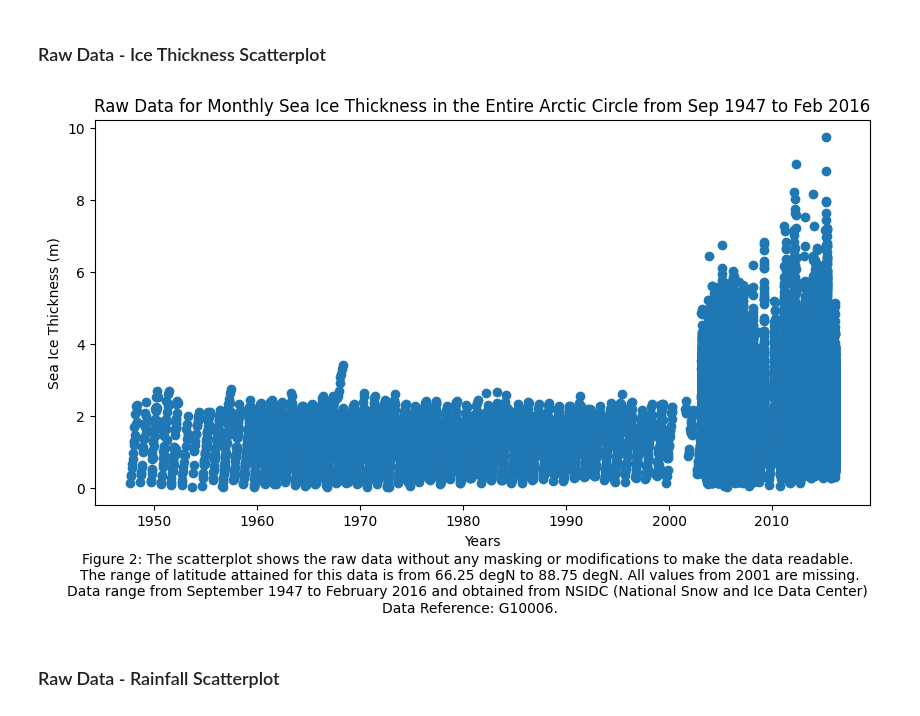
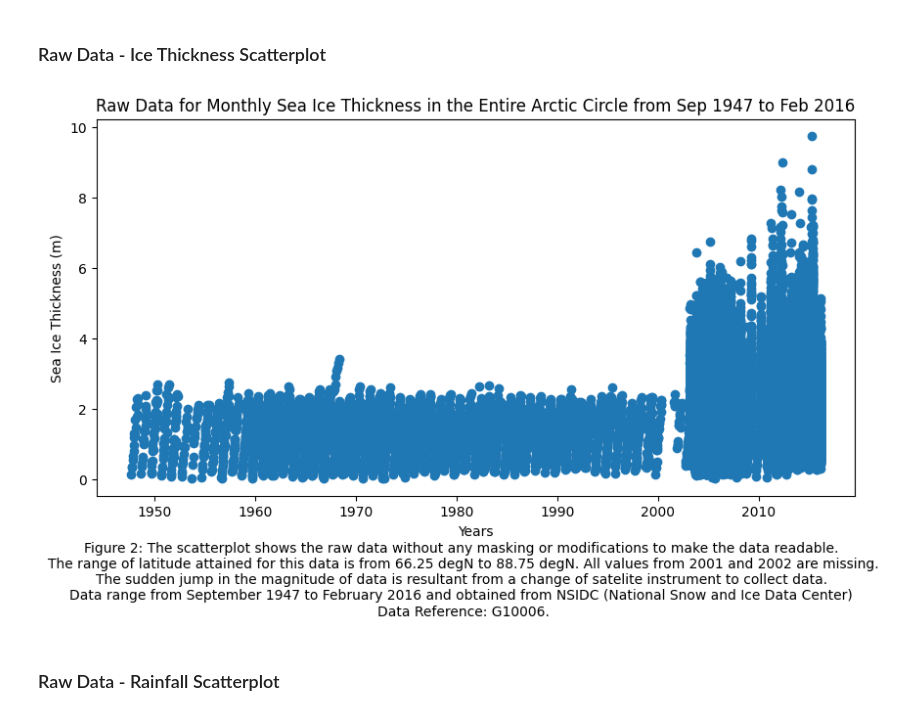
Before and after one commit to gardeneda/Arctic-Ice-vs-Precipitation, a Jupyter notebook: data_management.ipynb, the cells around one changed output. Cells and saved outputs as stored; diff of their text form; code cells hidden in the pictures.

Commit message:
Updated all Data Graphs.

```diff
--- a/data_management.ipynb
+++ b/data_management.ipynb
@@ -357,19 +339,20 @@ plt.show()
 # %%
 ## PLOTTING RAW DATA TO A SCATTERPLOT TO UNDERSTAND THE OVERLAY OF IT BETTER.
 
 plt.figure(figsize=(10, 5))
 plt.scatter(avg_thkns.index, avg_thkns)
 plt.xlabel("Years")
 plt.ylabel("Sea Ice Thickness (m)")
 plt.title("Raw Data for Monthly Sea Ice Thickness in the Entire Arctic Circle from Sep 1947 to Feb 2016")
-plt.figtext(0.5, -0.1, "Figure 2: The scatterplot shows the raw data without any masking or modifications to make the data readable. \n" +
-                        "The range of latitude attained for this data is from 66.25 degN to 88.75 degN. All values from 2001 are missing.\n" +
+plt.figtext(0.5, -0.13, "Figure 2: The scatterplot shows the raw data without any masking or modifications to make the data readable. \n" +
+                        "The range of latitude attained for this data is from 66.25 degN to 88.75 degN. All values from 2001 and 2002 are missing.\n" +
+                        "The sudden jump in the magnitude of data is resultant from a change of satelite instrument to collect data. \n" +
                         "Data range from September 1947 to February 2016 and obtained from NSIDC (National Snow and Ice Data Center) \n" +
                         "Data Reference: G10006."
                         , wrap=True, horizontalalignment='center', fontsize=10)
 plt.show()
 # %% [output]
-[figure, old version]
+[figure, new version]
 # %% [markdown]
 <h3>Raw Data - Rainfall Scatterplot</h3>
 # %%
```
Also changed, not shown: parts of 4 cells of this notebook, 23 other files.
